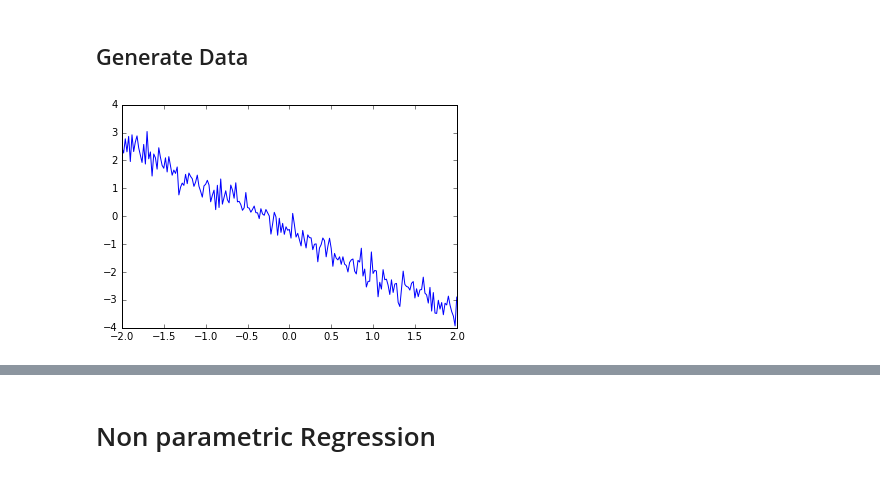
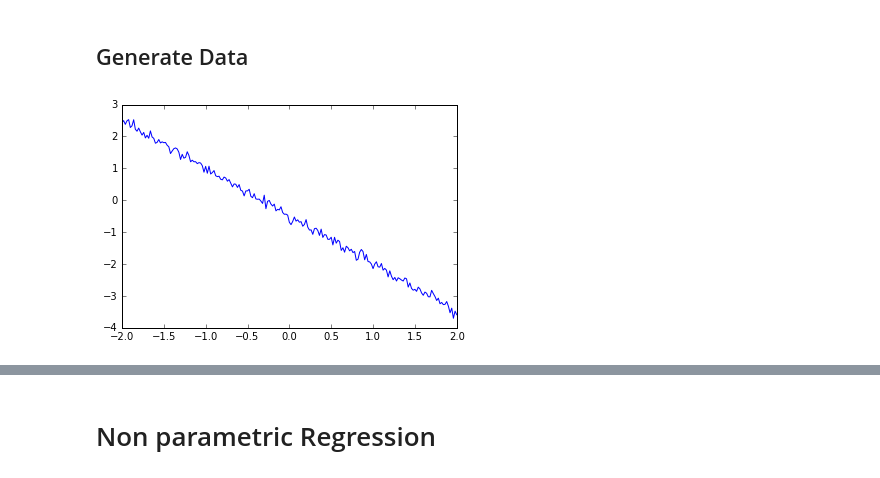
Before and after one commit to AloveIs/AdvancedML-Assignments, a Jupyter notebook: ass1/script.ipynb, the cells around one changed output, grey strips where cells are left out. Drawn from its saved outputs; the diff is of its cells as text; code cells hidden in the pictures.

```diff
--- a/ass1/script.ipynb
+++ b/ass1/script.ipynb
@@ -92,17 +96,17 @@ saveas("contour.png");
 # %%
 n_samples = 201
 
 x = np.linspace(-2, 2, 201)
 
-sigma = 0.3
+sigma = 0.1
 true_w0 = -1.5
 true_w1 = -0.5
 y = true_w0 * x + true_w1 + np.random.normal(0, sigma, 201)
 
 plt.plot(x,y)
 plt.show()
 # %% [output]
-[figure, old version]
+[figure, new version]
 # %%
 def compute_posterior(W0,W1,x,t,prior,var=0.3):
 
```
Also changed, not shown: parts of 6 cells of this notebook, 11 other files.
